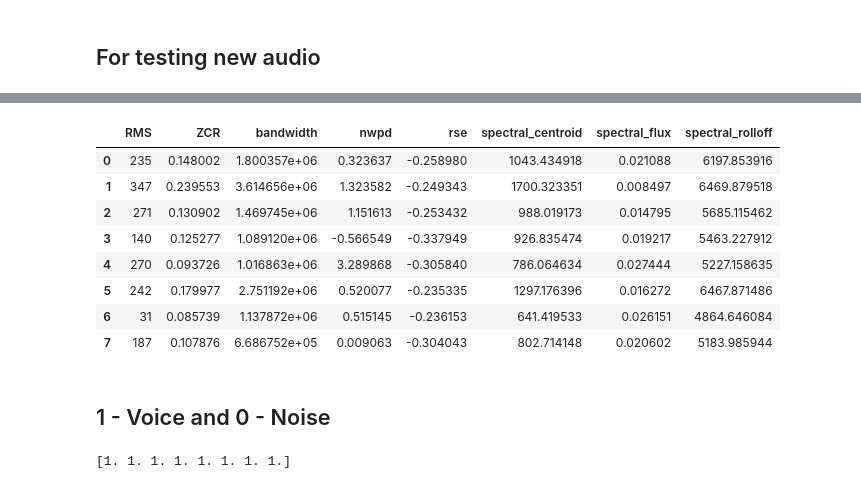
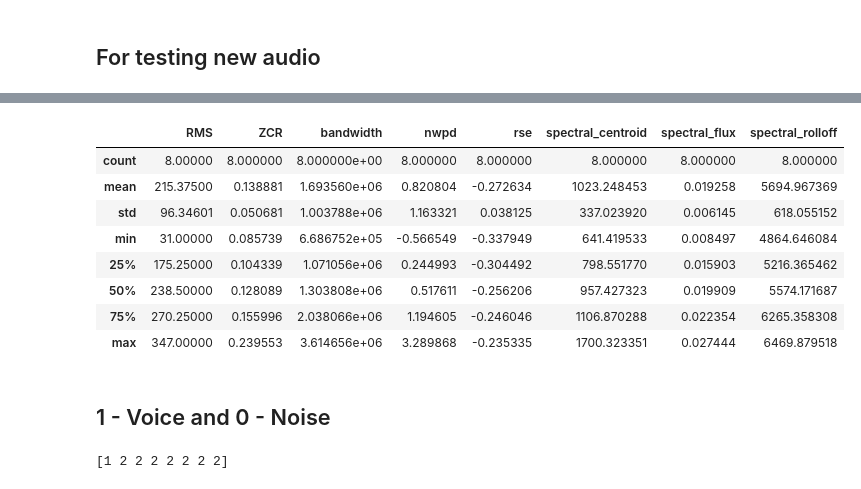
Before and after one commit to tianrenli92/speaker_recognition_GMM_UBM, a Jupyter notebook: voice_activity_detection.ipynb, the cells around one changed output, grey strips where cells are left out. Drawn from its saved outputs; the diff is of its cells as text; code cells hidden in the pictures.

```diff
--- a/voice_activity_detection.ipynb
+++ b/voice_activity_detection.ipynb
@@ -85,0 +141,4 @@ TEST_AUDIO_FOLDER = "/Users/siva/Documents/speaker_recognition/VOD/testwav/"
+# %%
+from os.path import dirname,abspath,join
+TEST_AUDIO_FOLDER = join(os.getcwd(),'src','data','testwav')
+TEST_AUDIO_FOLDER
@@ -135,24 +198,22 @@ sampling rate: 16000 signal length 84480
 finished
 # %%
 test_df = pd.DataFrame.from_dict(features_test_dict)
-test_df.replace([np.inf,-np.inf,np.nan],0)
-test_df.dropna()
-test_df_data = test_df.as_matrix()
-test_df.head(10)
+test_df=test_df.drop('audio', axis=1)
+test_df.describe()
 # %% [output]
 |  | RMS | ZCR | bandwidth | nwpd | rse | spectral_centroid | spectral_flux | spectral_rolloff |
-| 0 | 235 | 0.148002 | 1.800357e+06 | 0.323637 | -0.258980 | 1043.434918 | 0.021088 | 6197.853916 |
-| 1 | 347 | 0.239553 | 3.614656e+06 | 1.323582 | -0.249343 | 1700.323351 | 0.008497 | 6469.879518 |
-| 2 | 271 | 0.130902 | 1.469745e+06 | 1.151613 | -0.253432 | 988.019173 | 0.014795 | 5685.115462 |
-| 3 | 140 | 0.125277 | 1.089120e+06 | -0.566549 | -0.337949 | 926.835474 | 0.019217 | 5463.227912 |
-| 4 | 270 | 0.093726 | 1.016863e+06 | 3.289868 | -0.305840 | 786.064634 | 0.027444 | 5227.158635 |
-| 5 | 242 | 0.179977 | 2.751192e+06 | 0.520077 | -0.235335 | 1297.176396 | 0.016272 | 6467.871486 |
-| 6 | 31 | 0.085739 | 1.137872e+06 | 0.515145 | -0.236153 | 641.419533 | 0.026151 | 4864.646084 |
-| 7 | 187 | 0.107876 | 6.686752e+05 | 0.009063 | -0.304043 | 802.714148 | 0.020602 | 5183.985944 |
+| count | 8.00000 | 8.000000 | 8.000000e+00 | 8.000000 | 8.000000 | 8.000000 | 8.000000 | 8.000000 |
+| mean | 215.37500 | 0.138881 | 1.693560e+06 | 0.820804 | -0.272634 | 1023.248453 | 0.019258 | 5694.967369 |
+| std | 96.34601 | 0.050681 | 1.003788e+06 | 1.163321 | 0.038125 | 337.023920 | 0.006145 | 618.055152 |
+| min | 31.00000 | 0.085739 | 6.686752e+05 | -0.566549 | -0.337949 | 641.419533 | 0.008497 | 4864.646084 |
+| 25% | 175.25000 | 0.104339 | 1.071056e+06 | 0.244993 | -0.304492 | 798.551770 | 0.015903 | 5216.365462 |
+| 50% | 238.50000 | 0.128089 | 1.303808e+06 | 0.517611 | -0.256206 | 957.427323 | 0.019909 | 5574.171687 |
+| 75% | 270.25000 | 0.155996 | 2.038066e+06 | 1.194605 | -0.246046 | 1106.870288 | 0.022354 | 6265.358308 |
+| max | 347.00000 | 0.239553 | 3.614656e+06 | 3.289868 | -0.235335 | 1700.323351 | 0.027444 | 6469.879518 |
 # %% [markdown]
 ## 1 - Voice and 0 - Noise
 # %%
-test_predictions = classifier.predict(test_df_data)
+test_predictions = classifier.predict(test_df)
 print(test_predictions)
 # %% [output]
-[1. 1. 1. 1. 1. 1. 1. 1.]
+[1 2 2 2 2 2 2 2]
```
Also changed, not shown: parts of 20 cells of this notebook, 2 other files.
